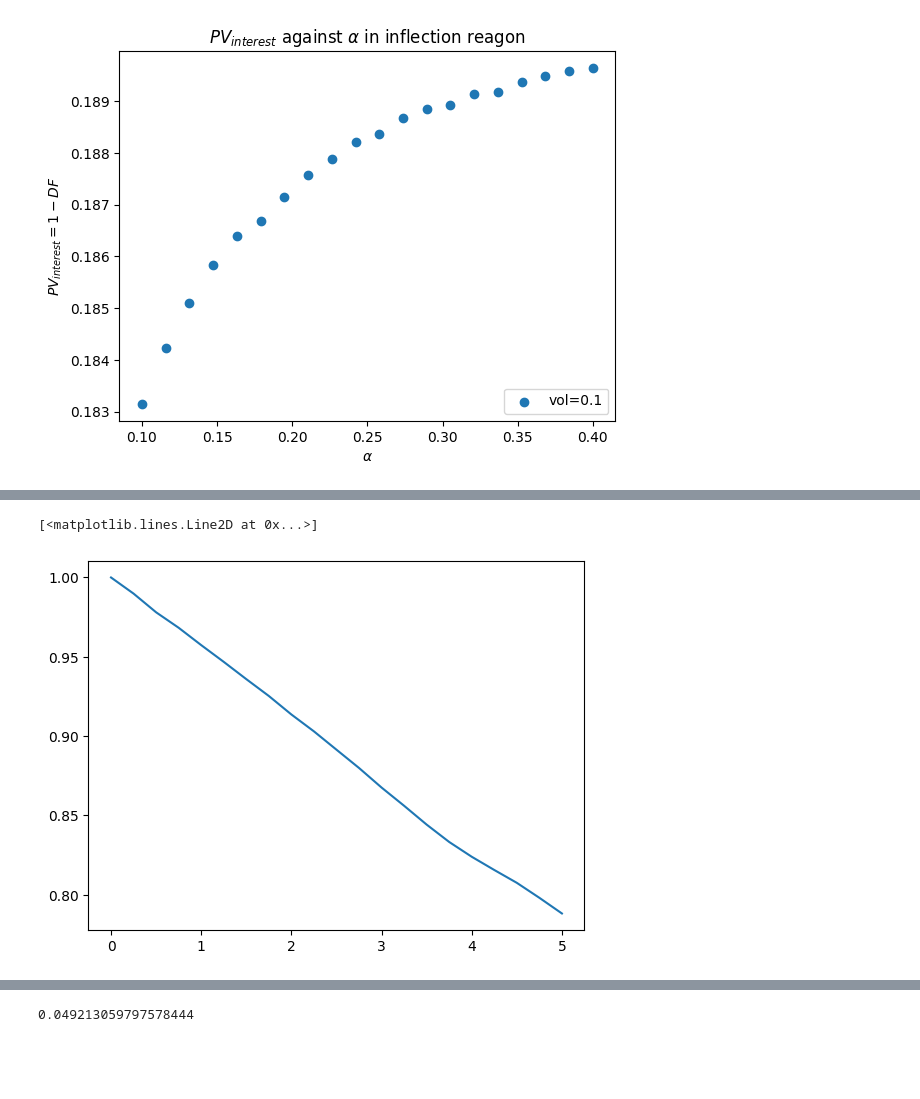
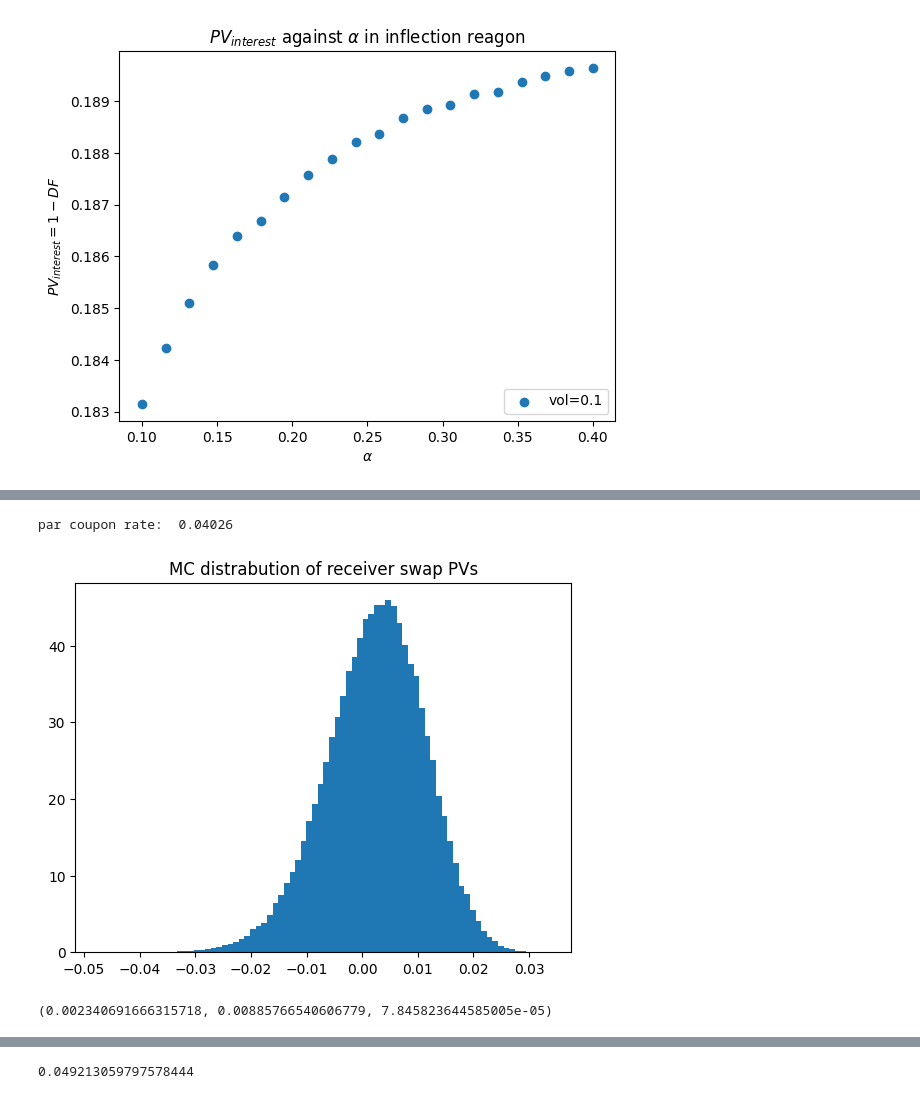
Before and after one commit to leo-megliola/swaptions, a Jupyter notebook: SWAPTION_MODEL.ipynb, the cells around one changed output, grey strips where cells are left out. Cells and saved outputs as stored; diff of their text form; code cells hidden in the pictures; blank space fills up the shorter version.

```diff
--- a/SWAPTION_MODEL.ipynb
+++ b/SWAPTION_MODEL.ipynb
@@ -379,8 +378,28 @@ plt.plot(DAYS/360, fwd_path)
-# %%
-#calculate discount factors for random forward path
-dfs = rateToDF(fwd_path, days)
-plt.plot(DAYS/360, dfs)
-# %% [output]
-[<matplotlib.lines.Line2D at 0x...>]
-[figure, removed]
+# %%
+par_coupon = (1-UST_DFs[-1])/np.sum(UST_DFs) * 4
+print('par coupon rate: ', np.round(par_coupon,5))
+# %% [output]
+par coupon rate:  0.04026
+# %%
+def MCswap(par_coupon, MC_f, r0, params, n):
+    pv = []
+    for i in range(n): #generate n paths
+        fwd_rates = generate_fwd_path(MC_f, r0, params)
+        dfs = rateToDF(fwd_rates,days)
+        floating_PV = 1-dfs[-1]
+        fixed_PV = np.sum(par_coupon/4 * dfs)
+        pv.append(fixed_PV - floating_PV)
+    return np.array(pv)
+# %%
+swapPVs = MCswap(par_coupon, simple_mr, UST_forwards[0],{'vol':0.10, 'fwds':UST_forwards, 'alpha':0.3}, 100000)
+# %%
+plt.hist(swapPVs, bins=80, density=True)
+plt.title('MC distrabution of receiver swap PVs')
+plt.show()
+# %% [output]
+[figure, added]
+# %%
+np.mean(swapPVs), np.std(swapPVs), np.var(swapPVs)
+# %% [output]
+(0.002340691666315718, 0.00885766540606779, 7.845823644585005e-05)
 # %% [markdown]
```
Also changed, not shown: parts of 9 cells of this notebook.
